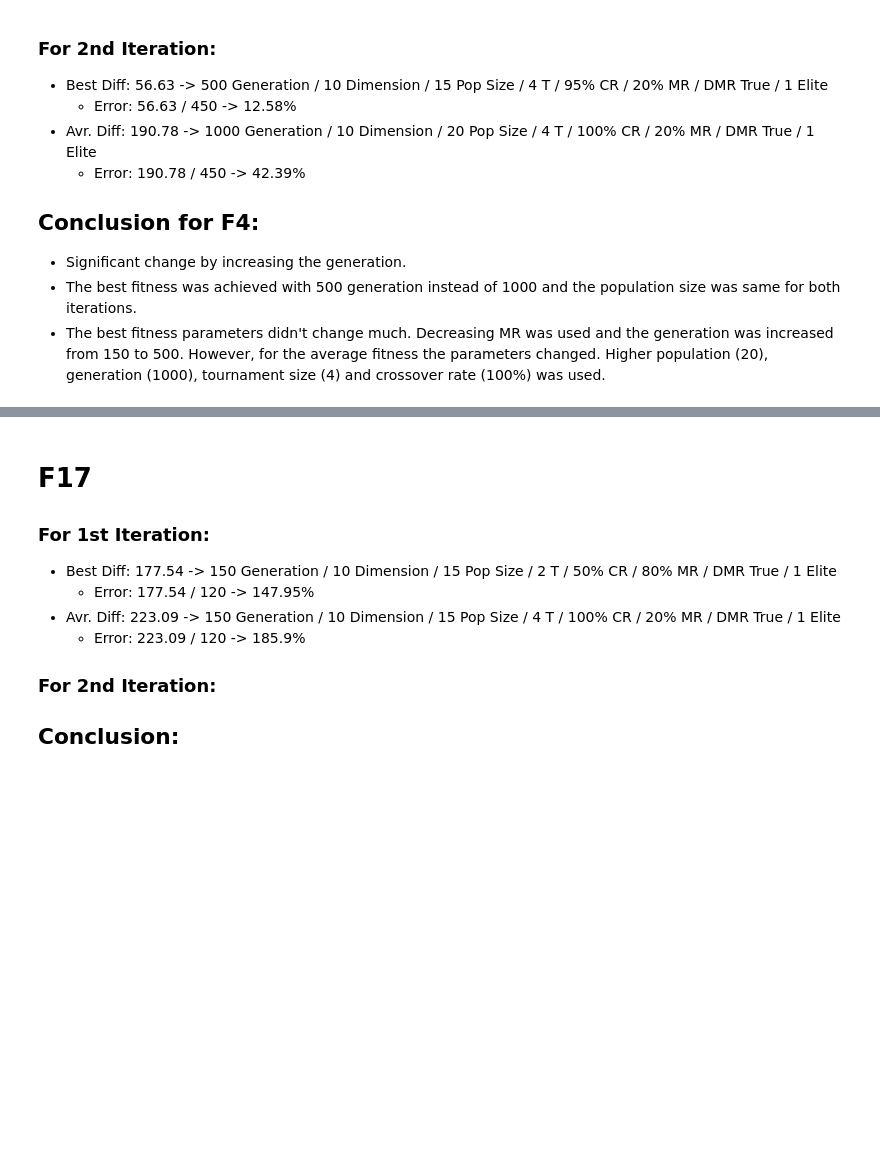
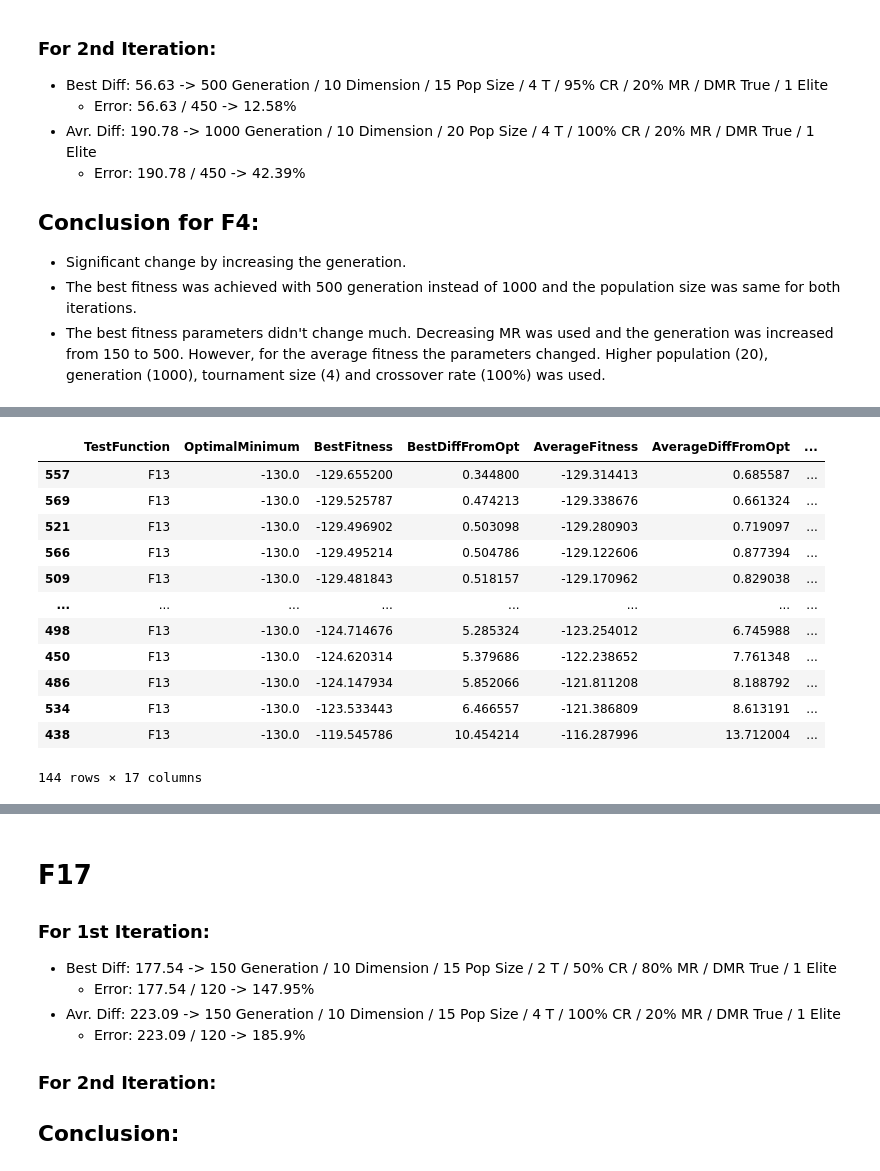
Before and after one commit to csupika/F21BC-CW2-GA-PSO, a Jupyter notebook: GA_notebook.ipynb, the cells around one changed output, grey strips where cells are left out. Saved outputs shown, nothing was run; the diff lists cells and outputs as text; code cells hidden in the pictures; blank space fills up the shorter version.

```diff
--- a/GA_notebook.ipynb
+++ b/GA_notebook.ipynb
@@ -499,2 +629,16 @@ df_II.query("TestFunction == 'F8'").sort_values(by=["AverageDiffFromOpt"])
 # %%
-df_II.query("TestFunction == 'F13'")
+df_II.query("TestFunction == 'F13'").sort_values(by=["BestDiffFromOpt"])
+# %% [output]
+|  | TestFunction | OptimalMinimum | BestFitness | BestDiffFromOpt | AverageFitness | AverageDiffFromOpt | ... |
+| 557 | F13 | -130.0 | -129.655200 | 0.344800 | -129.314413 | 0.685587 | ... |
+| 569 | F13 | -130.0 | -129.525787 | 0.474213 | -129.338676 | 0.661324 | ... |
+| 521 | F13 | -130.0 | -129.496902 | 0.503098 | -129.280903 | 0.719097 | ... |
+| 566 | F13 | -130.0 | -129.495214 | 0.504786 | -129.122606 | 0.877394 | ... |
+| 509 | F13 | -130.0 | -129.481843 | 0.518157 | -129.170962 | 0.829038 | ... |
+| ... | ... | ... | ... | ... | ... | ... | ... |
+| 498 | F13 | -130.0 | -124.714676 | 5.285324 | -123.254012 | 6.745988 | ... |
+| 450 | F13 | -130.0 | -124.620314 | 5.379686 | -122.238652 | 7.761348 | ... |
+| 486 | F13 | -130.0 | -124.147934 | 5.852066 | -121.811208 | 8.188792 | ... |
+| 534 | F13 | -130.0 | -123.533443 | 6.466557 | -121.386809 | 8.613191 | ... |
+| 438 | F13 | -130.0 | -119.545786 | 10.454214 | -116.287996 | 13.712004 | ... |
+144 rows × 17 columns
```
Also changed, not shown: parts of 21 cells of this notebook.
